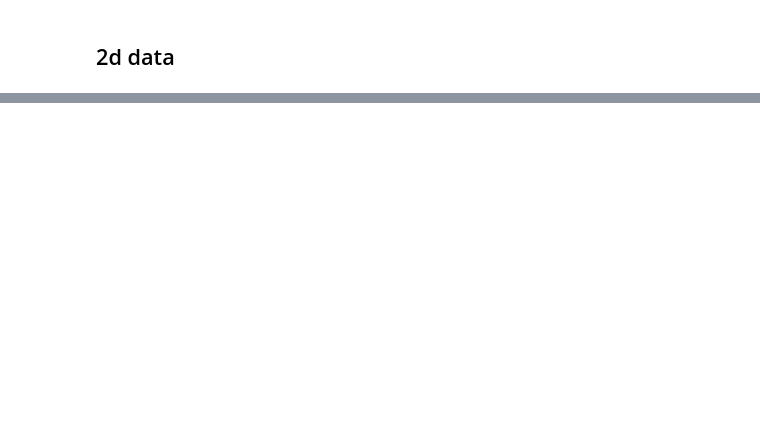
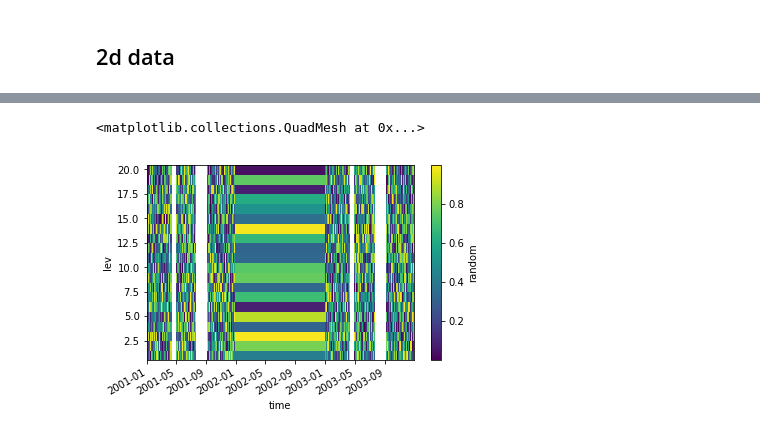
Before and after one commit to suvarchal/bjorn_related, a Jupyter notebook: Louise_contour.ipynb, the cells around one changed output, grey strips where cells are left out. Cells and saved outputs as stored; diff of their text form; code cells hidden in the pictures; blank space fills up the shorter version.

```diff
--- a/Louise_contour.ipynb
+++ b/Louise_contour.ipynb
@@ -108,0 +138,7 @@ xr_data.groupby('time.week').apply(np.mean,axis=0).transpose().random.plot.pcolo
+# %%
+#this is default behaviour either forward fill backward fill or interpolate
+rs.ffill().random.T.plot.pcolormesh() #forwad fill use .bfill() for backward fill
+#rs.interpolate(kind='linear').random.T.plot.pcolormesh()
+# %% [output]
+<matplotlib.collections.QuadMesh at 0x...>
+[figure, added]
```
Also changed, not shown: parts of 18 cells of this notebook.
